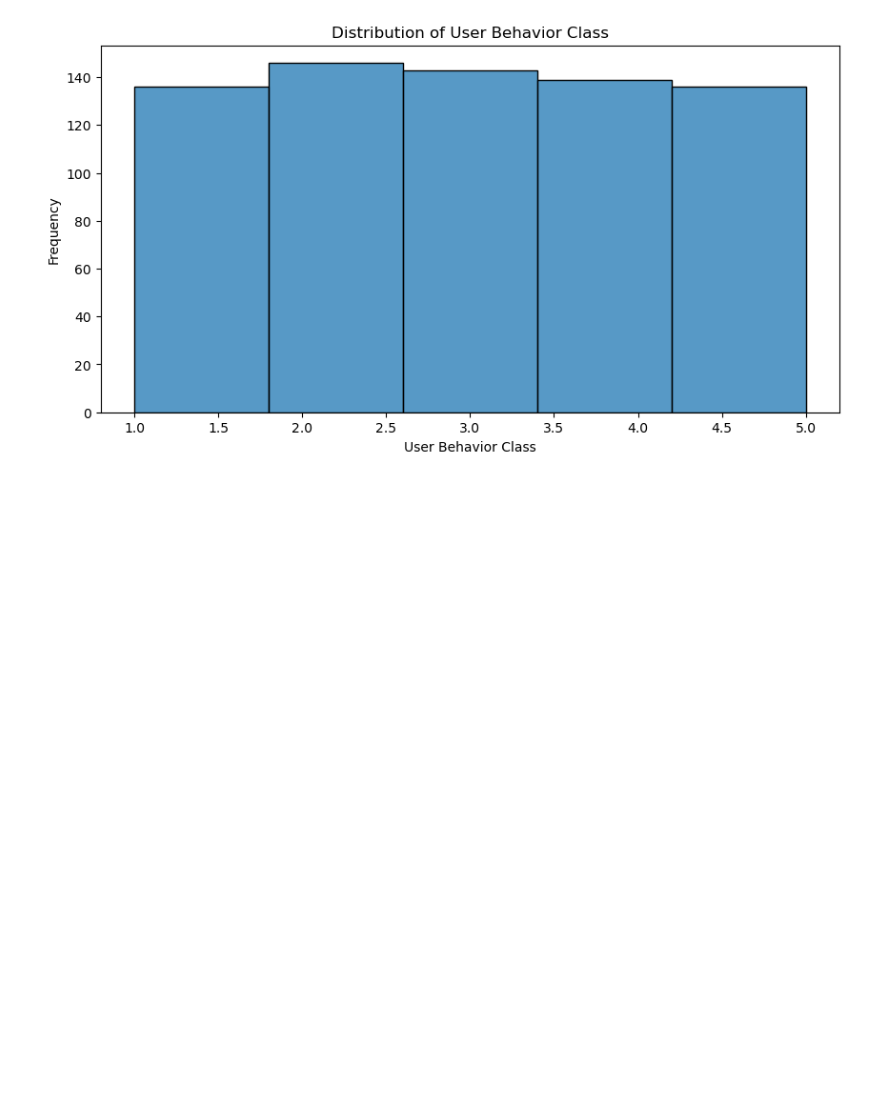
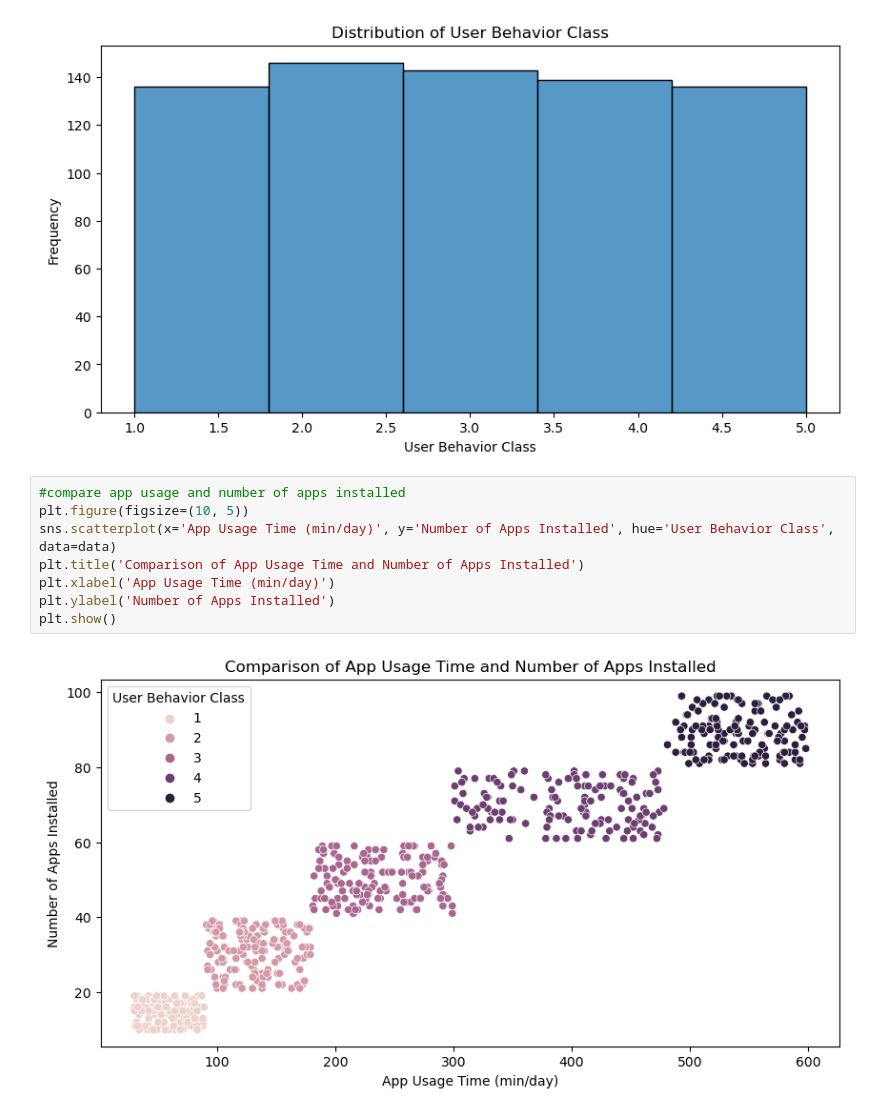
Before and after one commit to beccaa9116/Mobile-Device-Usage-and-User-Behavior, a Jupyter notebook: mobile_user_behavior.ipynb, the cells around one changed output. Saved outputs shown, nothing was run; the diff lists cells and outputs as text; blank space fills up the shorter version.

```diff
--- a/mobile_user_behavior.ipynb
+++ b/mobile_user_behavior.ipynb
@@ -183,3 +183,13 @@ plt.ylabel('Frequency')
 plt.show()
 # %% [output]
 [figure]
+# %%
+#compare app usage and number of apps installed
+plt.figure(figsize=(10, 5))
+sns.scatterplot(x='App Usage Time (min/day)', y='Number of Apps Installed', hue='User Behavior Class', data=data)
+plt.title('Comparison of App Usage Time and Number of Apps Installed')
+plt.xlabel('App Usage Time (min/day)')
+plt.ylabel('Number of Apps Installed')
+plt.show()
+# %% [output]
+[figure, added]
```
Also changed, not shown: parts of 8 cells of this notebook.
